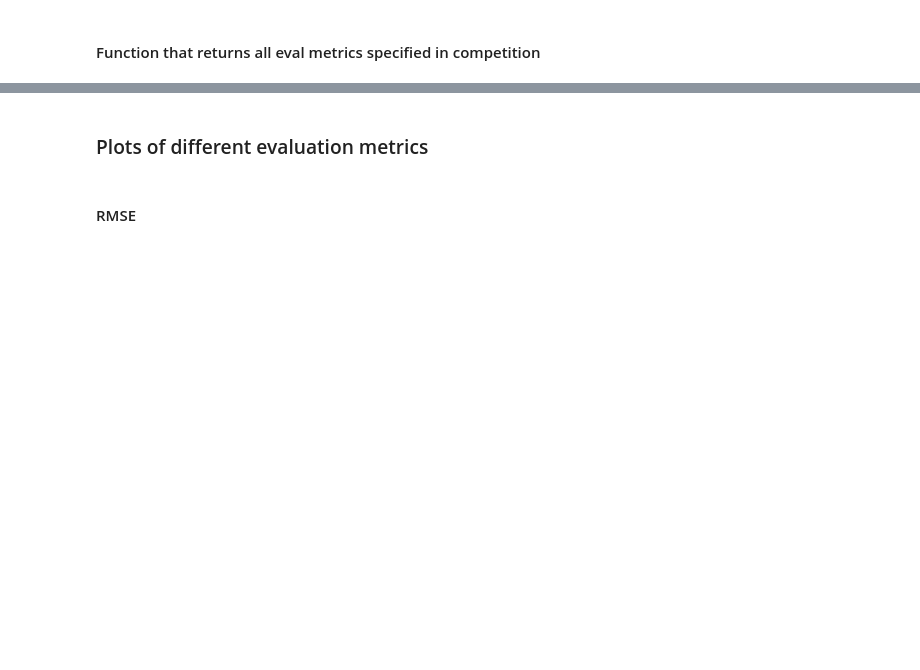
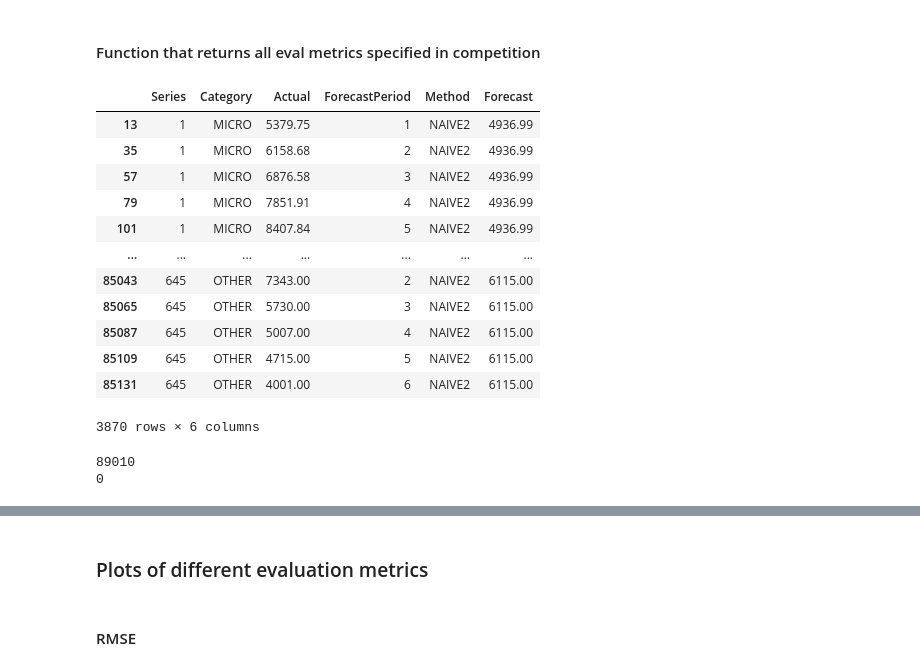
Before and after one commit to tom-alten/OutsmartingTime, a Jupyter notebook: M-Competitions/M3-Competition/Year/M3_Yearly_eval.ipynb, the cells around one changed output, grey strips where cells are left out. Cells and saved outputs as stored; diff of their text form; code cells hidden in the pictures; blank space fills up the shorter version.

```diff
--- a/M-Competitions/M3-Competition/Year/M3_Yearly_eval.ipynb
+++ b/M-Competitions/M3-Competition/Year/M3_Yearly_eval.ipynb
@@ -220,0 +156,18 @@ full_results_df.reset_index(inplace = True, drop = True)
+# %%
+# Näive2 is used as the benchmark for calculating the MdRAE
+benchmark = updated_df.loc[updated_df['Method'] == 'NAIVE2'].copy()
+benchmark
+# %% [output]
+|  | Series | Category | Actual | ForecastPeriod | Method | Forecast |
+| 13 | 1 | MICRO | 5379.75 | 1 | NAIVE2 | 4936.99 |
+| 35 | 1 | MICRO | 6158.68 | 2 | NAIVE2 | 4936.99 |
+| 57 | 1 | MICRO | 6876.58 | 3 | NAIVE2 | 4936.99 |
+| 79 | 1 | MICRO | 7851.91 | 4 | NAIVE2 | 4936.99 |
+| 101 | 1 | MICRO | 8407.84 | 5 | NAIVE2 | 4936.99 |
+| ... | ... | ... | ... | ... | ... | ... |
+| 85043 | 645 | OTHER | 7343.00 | 2 | NAIVE2 | 6115.00 |
+| 85065 | 645 | OTHER | 5730.00 | 3 | NAIVE2 | 6115.00 |
+| 85087 | 645 | OTHER | 5007.00 | 4 | NAIVE2 | 6115.00 |
+| 85109 | 645 | OTHER | 4715.00 | 5 | NAIVE2 | 6115.00 |
+| 85131 | 645 | OTHER | 4001.00 | 6 | NAIVE2 | 6115.00 |
+3870 rows × 6 columns
@@ -221,3 +211,9 @@ full_results_df.reset_index(inplace = True, drop = True)
+# %%
+print(len(full_results_df))
+print(full_results_df['MDRAE'].isna().sum())
+# %% [output]
+89010
+0
 # %%
 print(full_results_df.loc[(full_results_df['Method'] == 'ARARMA') &
                      (full_results_df['ForecastPeriod'] == 6)]['sMAPE'].mean())
```
Also changed, not shown: parts of 14 cells of this notebook, 14 other files.
